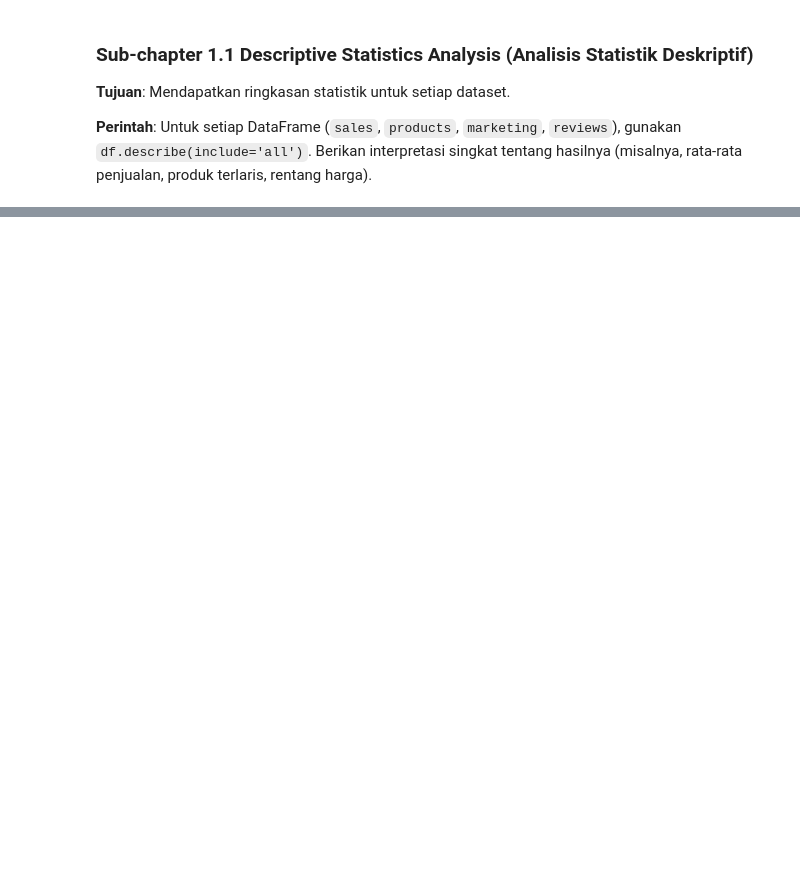
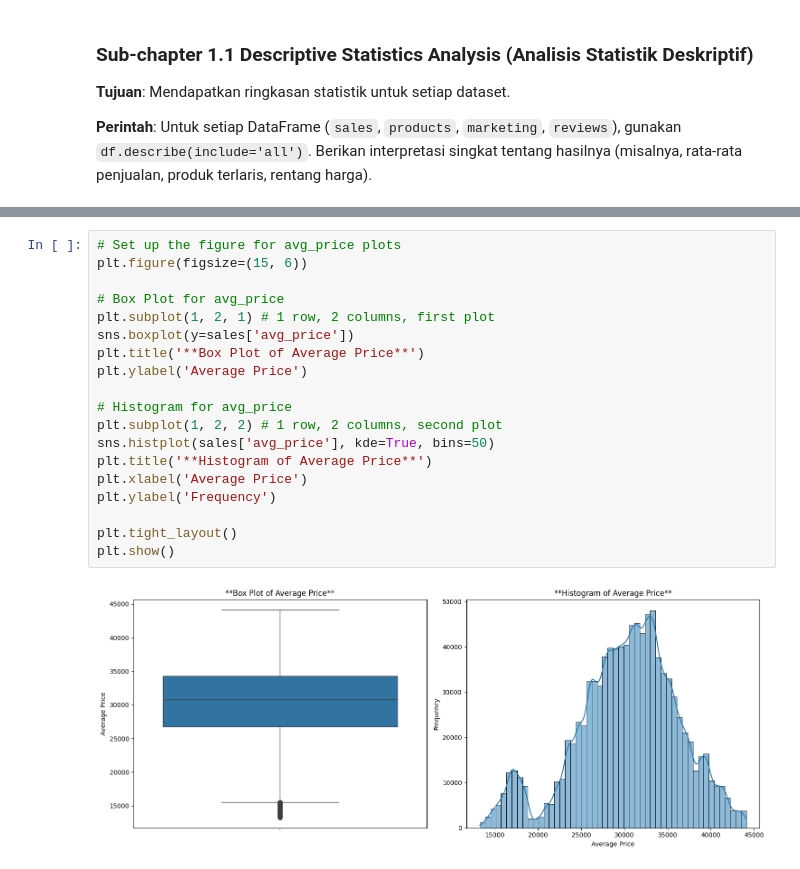
Before and after one commit to LatiefDataVisionary/fmcg-gelar-rasa-2025, a Jupyter notebook: notebooks/notebook.ipynb, the cells around one changed output, grey strips where cells are left out. Cells and saved outputs as stored; diff of their text form; blank space fills up the shorter version.

```diff
--- a/notebooks/notebook.ipynb
+++ b/notebooks/notebook.ipynb
@@ -1598,0 +1628,21 @@ display(sales.describe(include='all'))
+# %%
+# Set up the figure for avg_price plots
+plt.figure(figsize=(15, 6))
+
+# Box Plot for avg_price
+plt.subplot(1, 2, 1) # 1 row, 2 columns, first plot
+sns.boxplot(y=sales['avg_price'])
+plt.title('**Box Plot of Average Price**')
+plt.ylabel('Average Price')
+
+# Histogram for avg_price
+plt.subplot(1, 2, 2) # 1 row, 2 columns, second plot
+sns.histplot(sales['avg_price'], kde=True, bins=50)
+plt.title('**Histogram of Average Price**')
+plt.xlabel('Average Price')
+plt.ylabel('Frequency')
+
+plt.tight_layout()
+plt.show()
+# %% [output]
+[figure, added]
```
Also changed, not shown: parts of 12 cells of this notebook.
